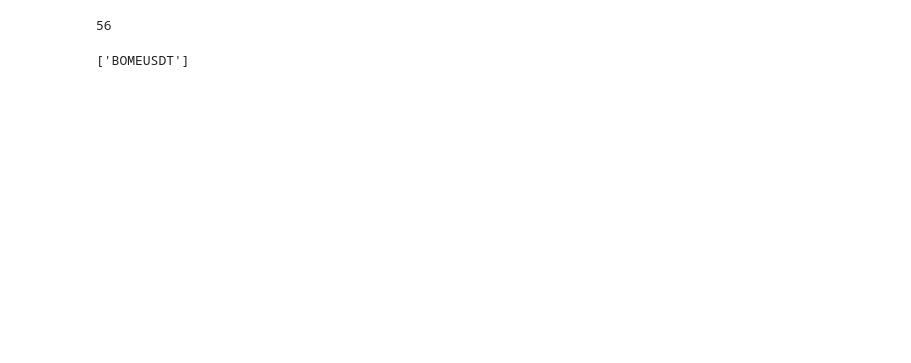
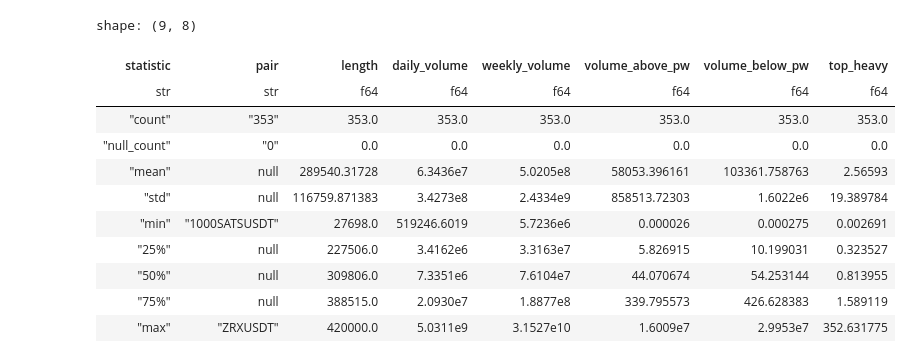
Before and after one commit to codebiscuits/modular_trader, a Jupyter notebook: continuous/analyse_pairs_data.ipynb, the cells around one changed output. Saved outputs shown, nothing was run; the diff lists cells and outputs as text; code cells hidden in the pictures; blank space fills up the shorter version.

```diff
--- a/continuous/analyse_pairs_data.ipynb
+++ b/continuous/analyse_pairs_data.ipynb
@@ -28,5 +53,0 @@ def choose_by_length(minimum: int|str, maximum:int|str=420000):
-# %%
-choose_by_length(0, 100)
-# %% [output]
-56
-['BOMEUSDT']
@@ -32,0 +61,54 @@ choose_by_length(0, 100)
+# %%
+info = {
+    'pair': [],
+    'length': [],
+    'daily_volume': [],
+    'weekly_volume': [],
+    # 'daily_atr': [],
+    # 'weekly_rsi': [],
+    # 'monthly_rsi': [],
+    'volume_above_pw': [],  # historic volume above the current price, in multiples of current weekly volume
+    'volume_below_pw': [],  # historic volume below the current price, in multiples of current weekly volume
+    'top_heavy': [],
+    # 'sharpe': [],  # this will have to be backtested
+    # 'mcap': [],  # this will have to come from coingecko
+}
+
+pairs = choose_by_length()
+
+for pair in pairs:
+    pair_path = Path(f"/home/ross/coding/modular_trader/bin_ohlc_5m/{pair}.parquet")
+    try:
+        df = pl.read_parquet(pair_path)
+    except FileNotFoundError:
+        continue
+    weekly_df = resample(df, '1w')
+    monthly_df = resample(df, '1m')
+    weekly_volume = df['quote_vol'].tail(2016).sum()
+    info['pair'].append(pair)
+    info['length'].append(len(df))
+    info['daily_volume'].append(df['quote_vol'].tail(288).sum())
+    info['weekly_volume'].append(weekly_volume)
+    # info['daily_atr'].append()
+    # info['weekly_rsi'].append(weekly_df['close'])
+    # info['monthly_rsi'].append(monthly_df['close'])
+    info['volume_above_pw'].append(top_heavy(df)[0] / weekly_volume)
+    info['volume_below_pw'].append(top_heavy(df)[1] / weekly_volume)
+    info['top_heavy'].append(top_heavy(df)[2])
+
+info_df = pl.from_dict(info)
+# %%
+info_df.describe()
+# %% [output]
+shape: (9, 8)
+| statistic | pair | length | daily_volume | weekly_volume | volume_above_pw | volume_below_pw | top_heavy |
+| str | str | f64 | f64 | f64 | f64 | f64 | f64 |
+| "count" | "353" | 353.0 | 353.0 | 353.0 | 353.0 | 353.0 | 353.0 |
+| "null_count" | "0" | 0.0 | 0.0 | 0.0 | 0.0 | 0.0 | 0.0 |
+| "mean" | null | 289540.31728 | 6.3436e7 | 5.0205e8 | 58053.396161 | 103361.758763 | 2.56593 |
+| "std" | null | 116759.871383 | 3.4273e8 | 2.4334e9 | 858513.72303 | 1.6022e6 | 19.389784 |
+| "min" | "1000SATSUSDT" | 27698.0 | 519246.6019 | 5.7236e6 | 0.000026 | 0.000275 | 0.002691 |
+| "25%" | null | 227506.0 | 3.4162e6 | 3.3163e7 | 5.826915 | 10.199031 | 0.323527 |
+| "50%" | null | 309806.0 | 7.3351e6 | 7.6104e7 | 44.070674 | 54.253144 | 0.813955 |
+| "75%" | null | 388515.0 | 2.0930e7 | 1.8877e8 | 339.795573 | 426.628383 | 1.589119 |
+| "max" | "ZRXUSDT" | 420000.0 | 5.0311e9 | 3.1527e10 | 1.6009e7 | 2.9953e7 | 352.631775 |
```
Also changed, not shown: parts of 6 cells of this notebook, 5 other files.
